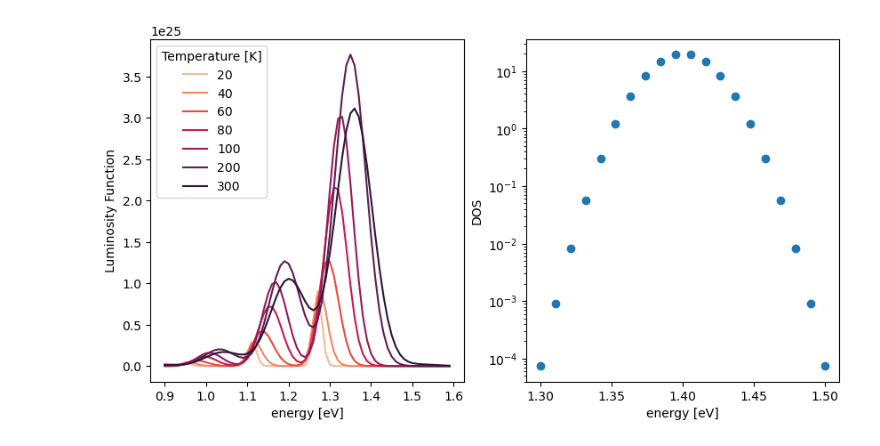
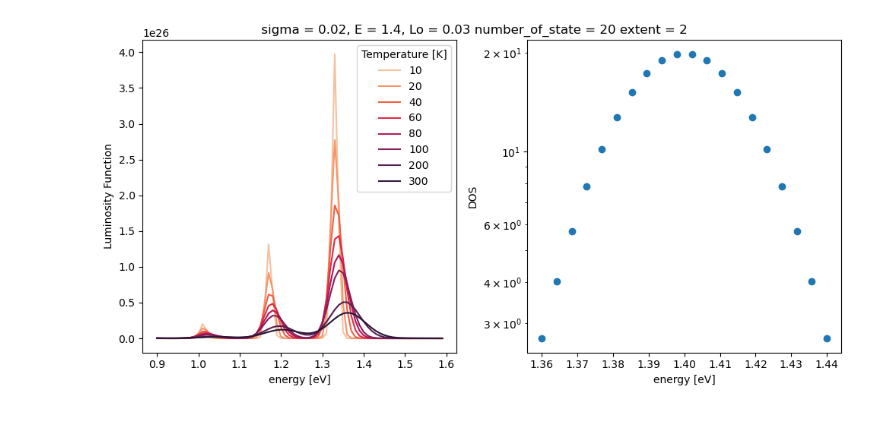
Before and after one commit to mohammedazzouzi15/pl_temp_fit, a Jupyter notebook: notebook/test_numeric_lum_function.ipynb, the cells around one changed output. Cells and saved outputs as stored; diff of their text form; code cells hidden in the pictures.

```diff
--- a/notebook/test_numeric_lum_function.ipynb
+++ b/notebook/test_numeric_lum_function.ipynb
@@ -3,40 +3,44 @@ from pl_temp_fit import generate_data_utils, Exp_data_utils
 import numpy as np
 import matplotlib.pyplot as plt
 import seaborn as sns
-E , sigma,Lo = 1.4, 0.02, 0.03
-numbrstates = 20
-fixed_parameters_dict = {
-    "EX":{'numbrstates':numbrstates},
-    "CT":{'off':1},
-    "D":{'hw':np.arange(0, 5, 0.01)},
-}
-true_parameters ={
-    "EX":{"E":E,"sigma":sigma,"Li":7.8e-2,"Lo":Lo,"hO":0.159},
-    "CT":{},
-    "D":{},
-}
-temperature_list_PL = [20,40,60,80,100,200,300]
-hws_PL = np.arange(0.9,1.6,0.01)
-model_data_PL, EX_kr, Ex_knr = generate_data_utils.pl_trial(
-    temperature_list_PL,
-    hws_PL,
-    fixed_parameters_dict,
-    true_parameters,
-)
-color_list = sns.color_palette("rocket_r", len(temperature_list_PL))
-fig, axes = plt.subplots(1,2,figsize=(10,5))
-ax = axes[0]
-for i in range(len(temperature_list_PL)):
-    ax.plot(hws_PL,model_data_PL[:,i],color=color_list[i])
-ax.set_xlabel('energy [eV]')
-ax.set_ylabel('Luminosity Function')
-ax.legend(temperature_list_PL,title='Temperature [K]')
-ax = axes[1]
-DG0 = np.linspace(
-            E- disorder_extent * sigma, E+disorder_extent*sigma, numbrstates
-        )
-ax.scatter(DG0, np.exp(-((DG0-E)**2)/(2*sigma**2))/np.sqrt(2*np.pi*sigma**2),label='Gaussian')
-ax.set_xlabel('energy [eV]')
-ax.set_ylabel('DOS')
-ax.set_yscale('log')
+
+def plot_case(E,sigma,Lo,numbrstates,disorder_extent):
+    fixed_parameters_dict = {
+        "EX":{'numbrstates':numbrstates,'disorder_ext':disorder_extent},
+        "CT":{'off':1},
+        "D":{'hw':np.arange(0, 5, 0.01)},
+    }
+    true_parameters ={
+        "EX":{"E":E,"sigma":sigma,"Li":7.8e-2,"Lo":Lo,"hO":0.159},
+        "CT":{},
+        "D":{},
+    }
+    temperature_list_PL = [10,20,40,60,80,100,200,300]
+    hws_PL = np.arange(0.9,1.6,0.01)
+    model_data_PL, EX_kr, Ex_knr = generate_data_utils.pl_trial(
+        temperature_list_PL,
+        hws_PL,
+        fixed_parameters_dict,
+        true_parameters,
+    )
+    color_list = sns.color_palette("rocket_r", len(temperature_list_PL))
+    fig, axes = plt.subplots(1,2,figsize=(10,5))
+    ax = axes[0]
+    for i in range(len(temperature_list_PL)):
+        ax.plot(hws_PL,model_data_PL[:,i],color=color_list[i])
+    ax.set_xlabel('energy [eV]')
+    ax.set_ylabel('Luminosity Function')
+    ax.legend(temperature_list_PL,title='Temperature [K]')
+    ax = axes[1]
+    DG0 = np.linspace(
+                E- disorder_extent * sigma, E+disorder_extent*sigma, numbrstates
+            )
+    ax.scatter(DG0, np.exp(-((DG0-E)**2)/(2*sigma**2))/np.sqrt(2*np.pi*sigma**2),label='Gaussian')
+    ax.set_xlabel('energy [eV]')
+    ax.set_ylabel('DOS')
+    ax.set_yscale('log')
+    fig.tight_layout()
+    fig.suptitle(f' sigma = {sigma}, E = {E}, Lo = {Lo} number_of_state = {numbrstates} extent = {disorder_extent}')
+E , sigma,Lo,numbrstates,disorder_extent = 1.4, 0.02, 0.03, 20, 2
+plot_case(E,sigma,Lo,numbrstates,disorder_extent)
 # %% [output]
@@ -47 +47 @@ ax.set_yscale('log')
-[figure, old version]
+[figure, new version]
```
Also changed, not shown: parts of 6 cells of this notebook.
